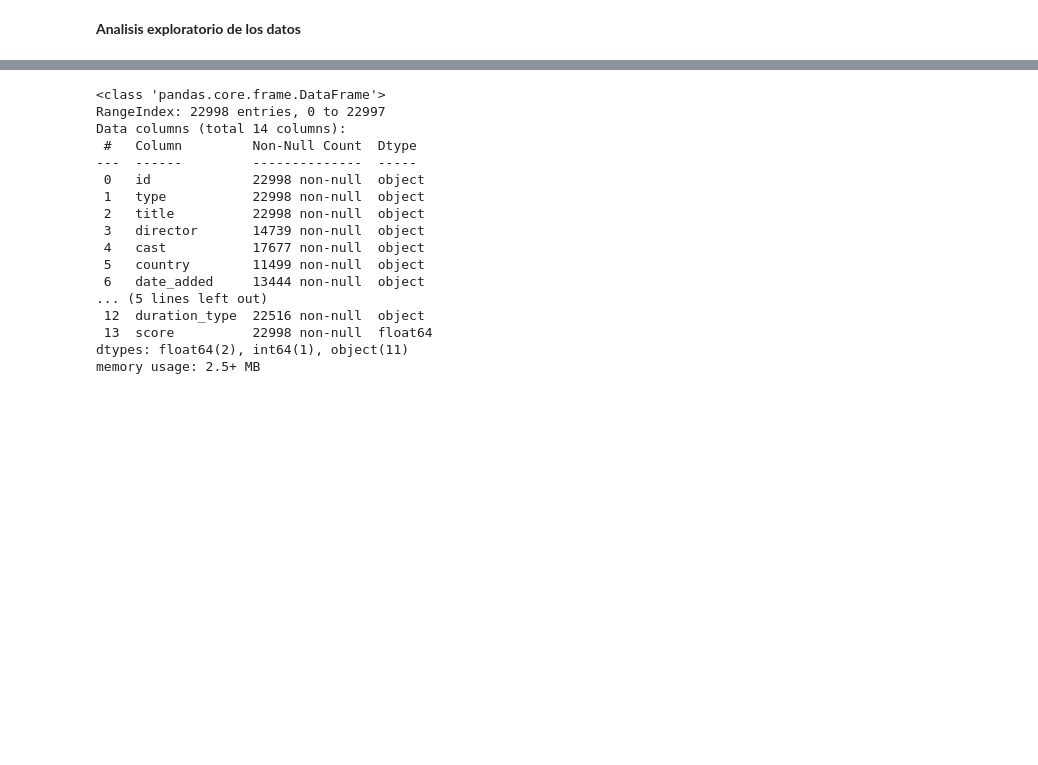
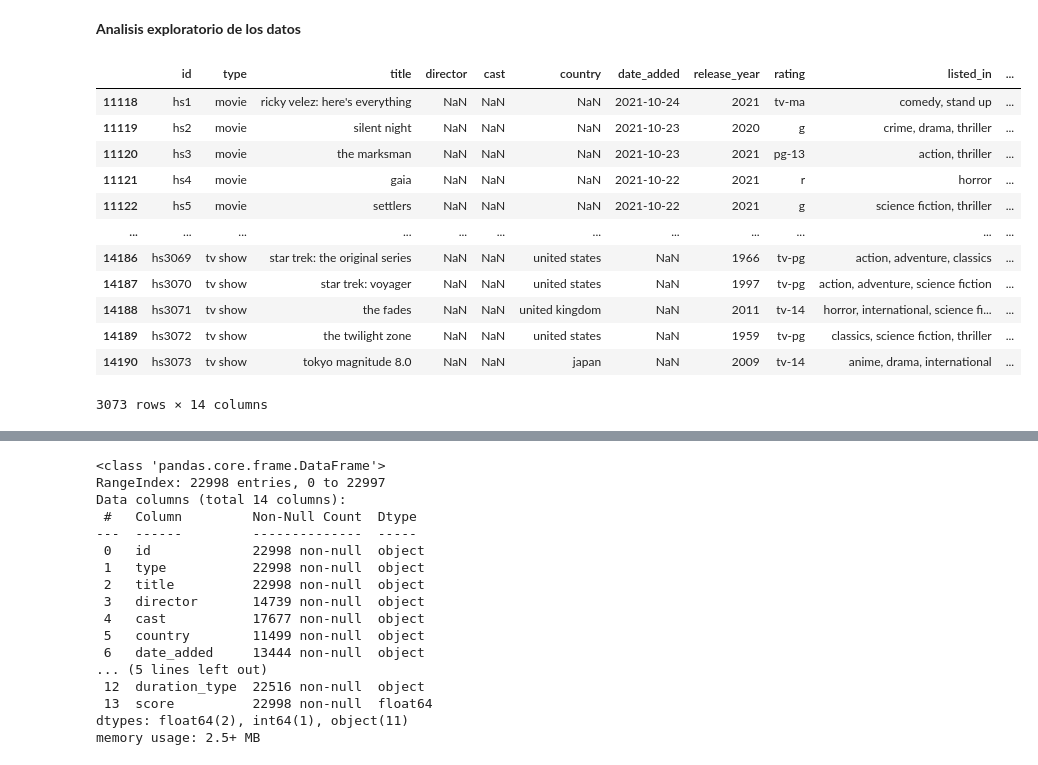
Before and after one commit to HernanCampo/Proyecto-plataformas, a Jupyter notebook: EDA.ipynb, the cells around one changed output, grey strips where cells are left out. Drawn from its saved outputs; the diff is of its cells as text; code cells hidden in the pictures; blank space fills up the shorter version.

```diff
--- a/EDA.ipynb
+++ b/EDA.ipynb
@@ -8,6 +8,22 @@ import seaborn as sns
 # %%
 # Leo el CSV que voy a utilizar para realizar el analisis.
 df = pd.read_csv('plataformas.csv', sep= ",")
+# %%
+df[df['id'].str.startswith('h')]
+# %% [output]
+|  | id | type | title | director | cast | country | date_added | release_year | rating | listed_in | ... |
+| 11118 | hs1 | movie | ricky velez: here's everything | NaN | NaN | NaN | 2021-10-24 | 2021 | tv-ma | comedy, stand up | ... |
+| 11119 | hs2 | movie | silent night | NaN | NaN | NaN | 2021-10-23 | 2020 | g | crime, drama, thriller | ... |
+| 11120 | hs3 | movie | the marksman | NaN | NaN | NaN | 2021-10-23 | 2021 | pg-13 | action, thriller | ... |
+| 11121 | hs4 | movie | gaia | NaN | NaN | NaN | 2021-10-22 | 2021 | r | horror | ... |
+| 11122 | hs5 | movie | settlers | NaN | NaN | NaN | 2021-10-22 | 2021 | g | science fiction, thriller | ... |
+| ... | ... | ... | ... | ... | ... | ... | ... | ... | ... | ... | ... |
+| 14186 | hs3069 | tv show | star trek: the original series | NaN | NaN | united states | NaN | 1966 | tv-pg | action, adventure, classics | ... |
+| 14187 | hs3070 | tv show | star trek: voyager | NaN | NaN | united states | NaN | 1997 | tv-pg | action, adventure, science fiction | ... |
+| 14188 | hs3071 | tv show | the fades | NaN | NaN | united kingdom | NaN | 2011 | tv-14 | horror, international, science fi... | ... |
+| 14189 | hs3072 | tv show | the twilight zone | NaN | NaN | united states | NaN | 1959 | tv-pg | classics, science fiction, thriller | ... |
+| 14190 | hs3073 | tv show | tokyo magnitude 8.0 | NaN | NaN | japan | NaN | 2009 | tv-14 | anime, drama, international | ... |
+3073 rows × 14 columns
 # %%
 # Visualizo el DataFrame para ver que este correctametne presentado
 df.head()
```
Also changed, not shown: 2 other files.
